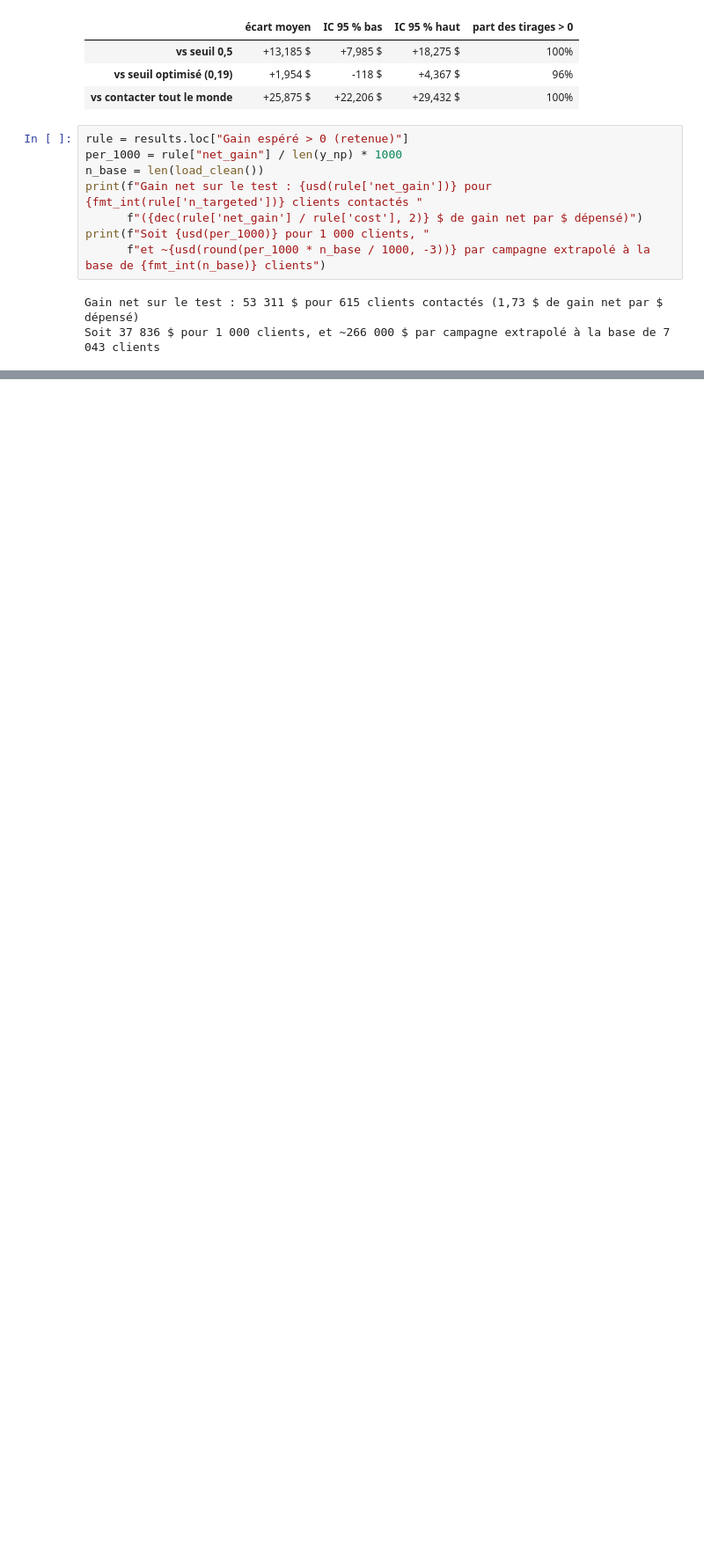
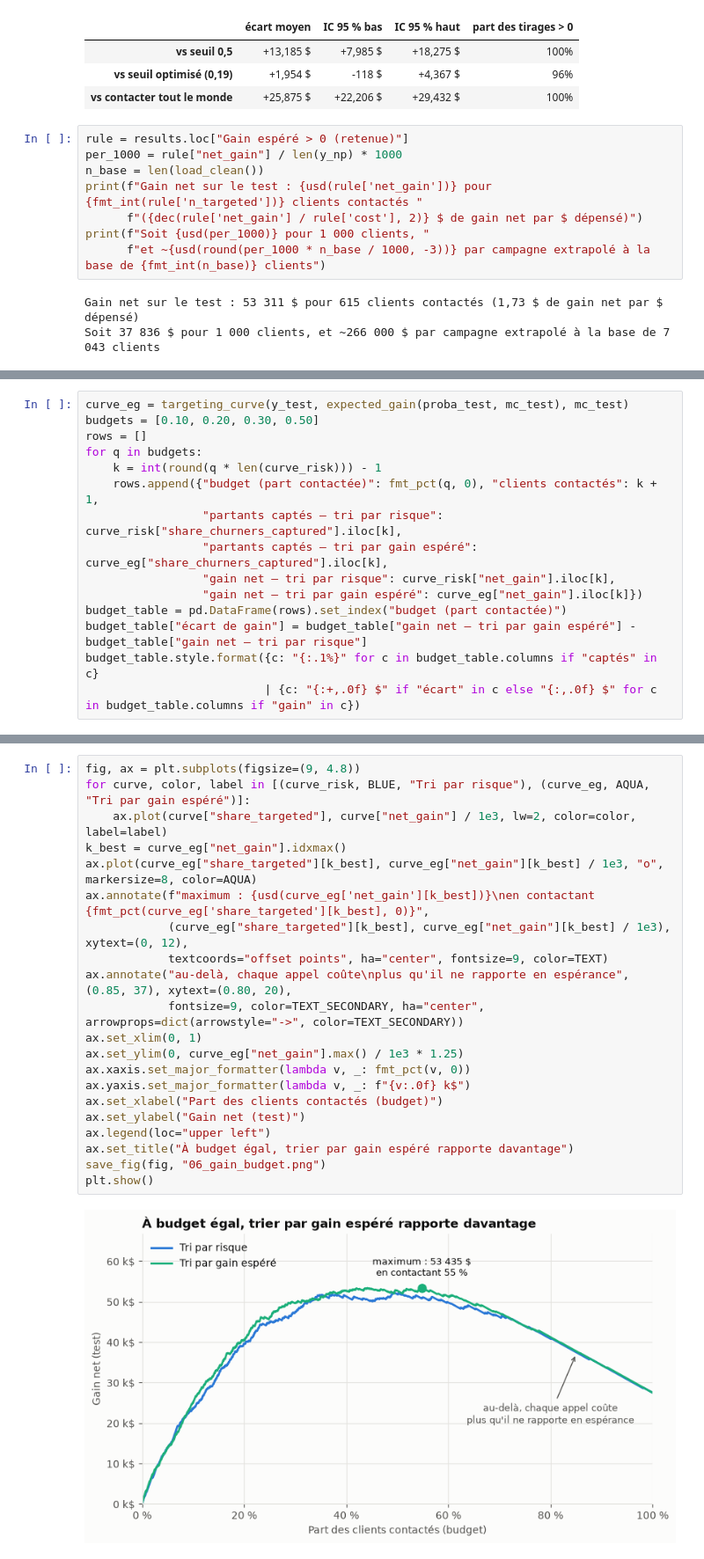
Before and after one commit to cheikhahmedtidiane/projet_churn_clients, a Jupyter notebook: notebooks/06_evaluation_business.ipynb, the cells around one changed output, grey strips where cells are left out. Shown at 88% size. Saved outputs shown, nothing was run; the diff lists cells and outputs as text; blank space fills up the shorter version.

```diff
--- a/notebooks/06_evaluation_business.ipynb
+++ b/notebooks/06_evaluation_business.ipynb
@@ -295,0 +378,15 @@ Soit 37 836 $ pour 1 000 clients, et ~266 000 $ par campagne extrapolé à la ba
+# %%
+curve_eg = targeting_curve(y_test, expected_gain(proba_test, mc_test), mc_test)
+budgets = [0.10, 0.20, 0.30, 0.50]
+rows = []
+for q in budgets:
+    k = int(round(q * len(curve_risk))) - 1
+    rows.append({"budget (part contactée)": fmt_pct(q, 0), "clients contactés": k + 1,
+                 "partants captés — tri par risque": curve_risk["share_churners_captured"].iloc[k],
+                 "partants captés — tri par gain espéré": curve_eg["share_churners_captured"].iloc[k],
+                 "gain net — tri par risque": curve_risk["net_gain"].iloc[k],
+                 "gain net — tri par gain espéré": curve_eg["net_gain"].iloc[k]})
+budget_table = pd.DataFrame(rows).set_index("budget (part contactée)")
+budget_table["écart de gain"] = budget_table["gain net — tri par gain espéré"] - budget_table["gain net — tri par risque"]
+budget_table.style.format({c: "{:.1%}" for c in budget_table.columns if "captés" in c}
+                          | {c: "{:+,.0f} $" if "écart" in c else "{:,.0f} $" for c in budget_table.columns if "gain" in c})
@@ -295,0 +400,23 @@ Soit 37 836 $ pour 1 000 clients, et ~266 000 $ par campagne extrapolé à la ba
+# %%
+fig, ax = plt.subplots(figsize=(9, 4.8))
+for curve, color, label in [(curve_risk, BLUE, "Tri par risque"), (curve_eg, AQUA, "Tri par gain espéré")]:
+    ax.plot(curve["share_targeted"], curve["net_gain"] / 1e3, lw=2, color=color, label=label)
+k_best = curve_eg["net_gain"].idxmax()
+ax.plot(curve_eg["share_targeted"][k_best], curve_eg["net_gain"][k_best] / 1e3, "o", markersize=8, color=AQUA)
+ax.annotate(f"maximum : {usd(curve_eg['net_gain'][k_best])}\nen contactant {fmt_pct(curve_eg['share_targeted'][k_best], 0)}",
+            (curve_eg["share_targeted"][k_best], curve_eg["net_gain"][k_best] / 1e3), xytext=(0, 12),
+            textcoords="offset points", ha="center", fontsize=9, color=TEXT)
+ax.annotate("au-delà, chaque appel coûte\nplus qu'il ne rapporte en espérance", (0.85, 37), xytext=(0.80, 20),
+            fontsize=9, color=TEXT_SECONDARY, ha="center", arrowprops=dict(arrowstyle="->", color=TEXT_SECONDARY))
+ax.set_xlim(0, 1)
+ax.set_ylim(0, curve_eg["net_gain"].max() / 1e3 * 1.25)
+ax.xaxis.set_major_formatter(lambda v, _: fmt_pct(v, 0))
+ax.yaxis.set_major_formatter(lambda v, _: f"{v:.0f} k$")
+ax.set_xlabel("Part des clients contactés (budget)")
+ax.set_ylabel("Gain net (test)")
+ax.legend(loc="upper left")
+ax.set_title("À budget égal, trier par gain espéré rapporte davantage")
+save_fig(fig, "06_gain_budget.png")
+plt.show()
+# %% [output]
+[figure, added]
```
Also changed, not shown: parts of 8 cells of this notebook, 4 other files.
